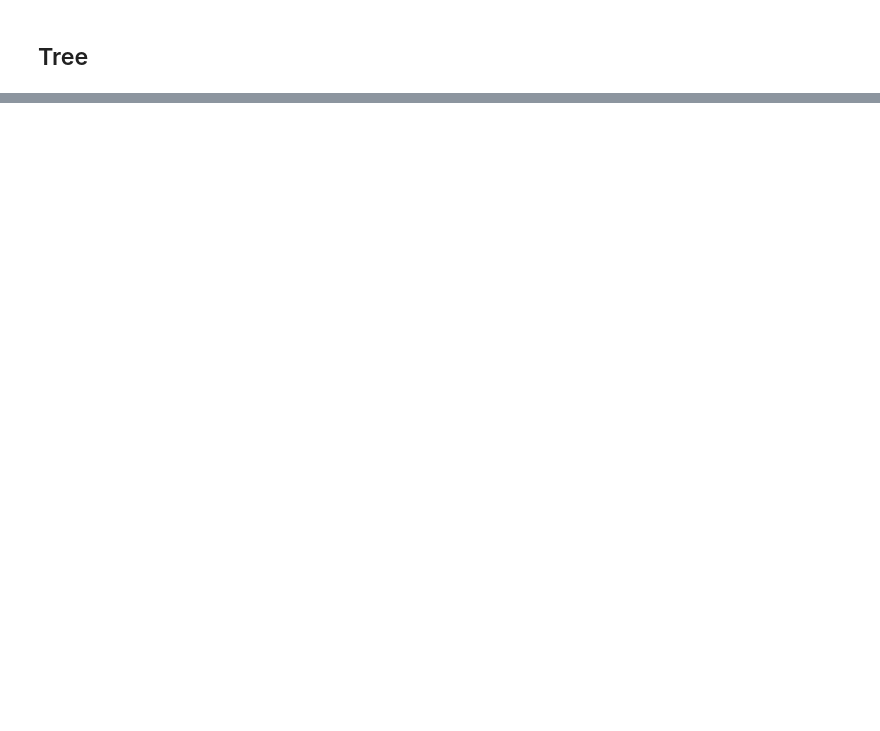
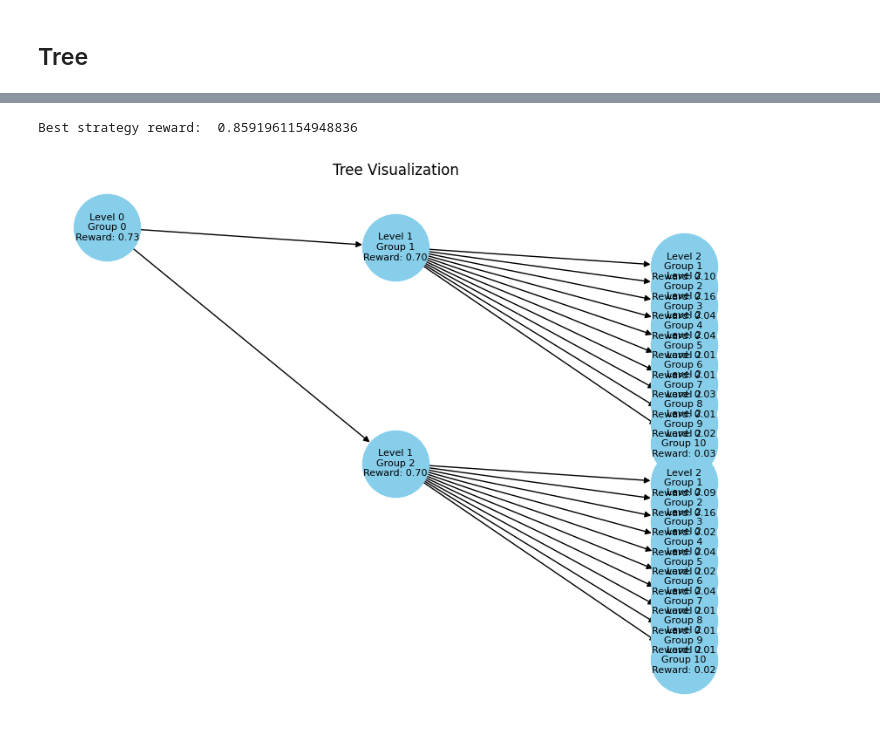
Before and after one commit to AugustinCablant/CRITEO-INTERNSHIP, a Jupyter notebook: use_code.ipynb, the cells around one changed output, grey strips where cells are left out. Cells and saved outputs as stored; diff of their text form; code cells hidden in the pictures; blank space fills up the shorter version.

Commit message:
create PolarizedEnvironment

```diff
--- a/use_code.ipynb
+++ b/use_code.ipynb
@@ -88,0 +95,16 @@ print(f"Chemin (index des enfants à chaque étape) : {best_path}")
+# %%
+params = {
+    'rd': 42,
+    'nb_leaves_per_class': 2,
+    'nb_levels': 3,
+    'node_distribution': 'unbalanced'
+}
+
+# Initialize the polarized environment with the provided parameters.
+env = PolarizedEnvironment(**params)
+env.set()  # Set up the environment and calculate the best strategy.
+print("Best strategy reward: ", env.get_best_strategy_reward())  # Print the reward for the best strategy.
+env.visualize_tree()  # Visualize the tree structure.
+# %% [output]
+Best strategy reward:  0.8591961154948836
+[figure, added]
```
Also changed, not shown: parts of 7 cells of this notebook, 4 other files.
